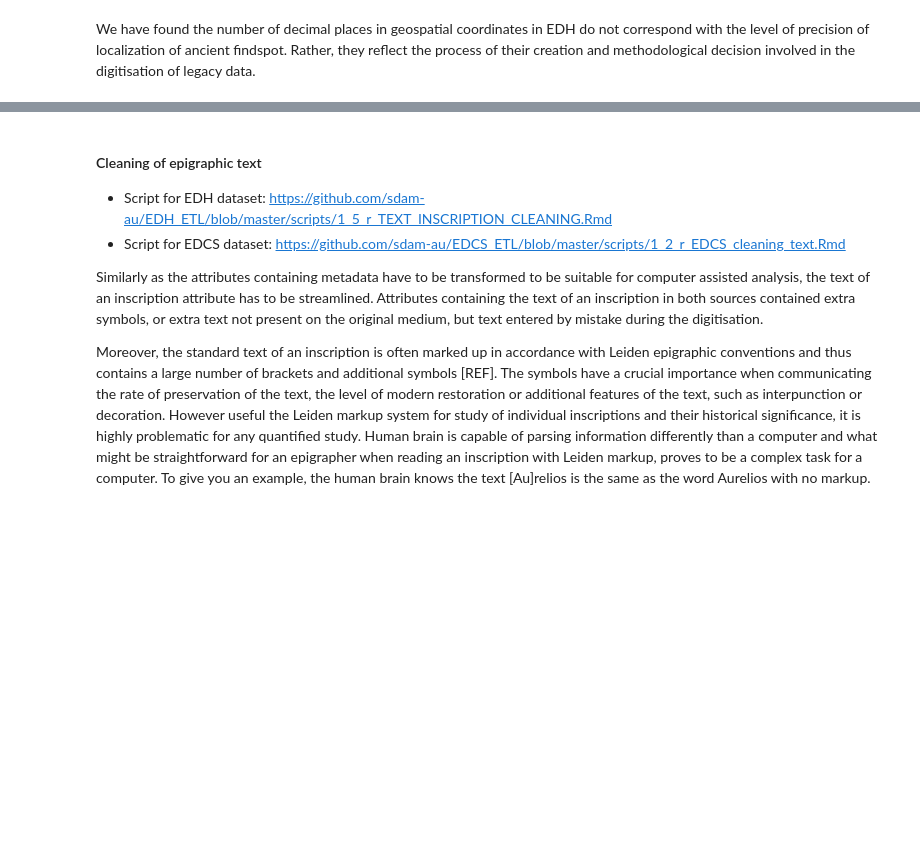
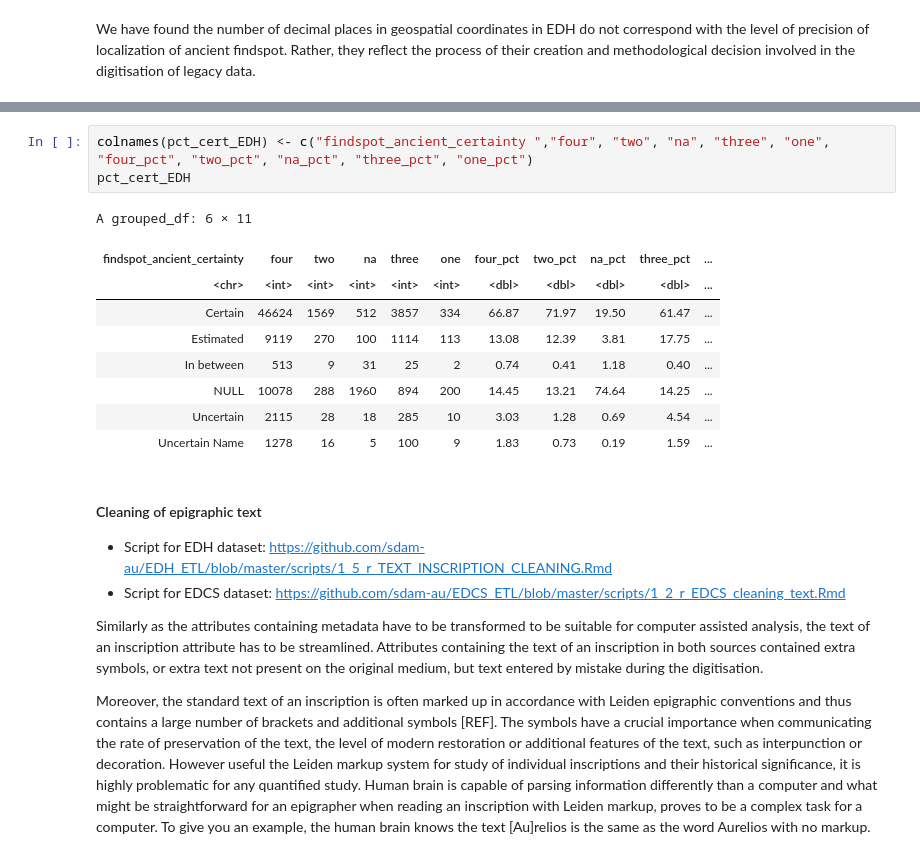
Before and after one commit to sdam-au/digital_epigraphy, a Jupyter notebook: scripts/1_data_hermeneutics_R_kernel.ipynb, the cells around one changed output, grey strips where cells are left out. Cells and saved outputs as stored; diff of their text form; blank space fills up the shorter version.

```diff
--- a/scripts/1_data_hermeneutics_R_kernel.ipynb
+++ b/scripts/1_data_hermeneutics_R_kernel.ipynb
@@ -656,3 +708,16 @@ We have found the number of decimal places in geospatial coordinates in EDH do n
+# %%
+colnames(pct_cert_EDH) <- c("findspot_ancient_certainty ","four", "two", "na", "three", "one", "four_pct", "two_pct", "na_pct", "three_pct", "one_pct")
+pct_cert_EDH
+# %% [output]
+A grouped_df: 6 × 11
+| findspot_ancient_certainty | four | two | na | three | one | four_pct | two_pct | na_pct | three_pct | ... |
+| <chr> | <int> | <int> | <int> | <int> | <int> | <dbl> | <dbl> | <dbl> | <dbl> | ... |
+| Certain | 46624 | 1569 | 512 | 3857 | 334 | 66.87 | 71.97 | 19.50 | 61.47 | ... |
+| Estimated | 9119 | 270 | 100 | 1114 | 113 | 13.08 | 12.39 | 3.81 | 17.75 | ... |
+| In between | 513 | 9 | 31 | 25 | 2 | 0.74 | 0.41 | 1.18 | 0.40 | ... |
+| NULL | 10078 | 288 | 1960 | 894 | 200 | 14.45 | 13.21 | 74.64 | 14.25 | ... |
+| Uncertain | 2115 | 28 | 18 | 285 | 10 | 3.03 | 1.28 | 0.69 | 4.54 | ... |
+| Uncertain Name | 1278 | 16 | 5 | 100 | 9 | 1.83 | 0.73 | 0.19 | 1.59 | ... |
 # %% [markdown]
 #### Cleaning of epigraphic text
 
```
Also changed, not shown: parts of 10 cells of this notebook.
